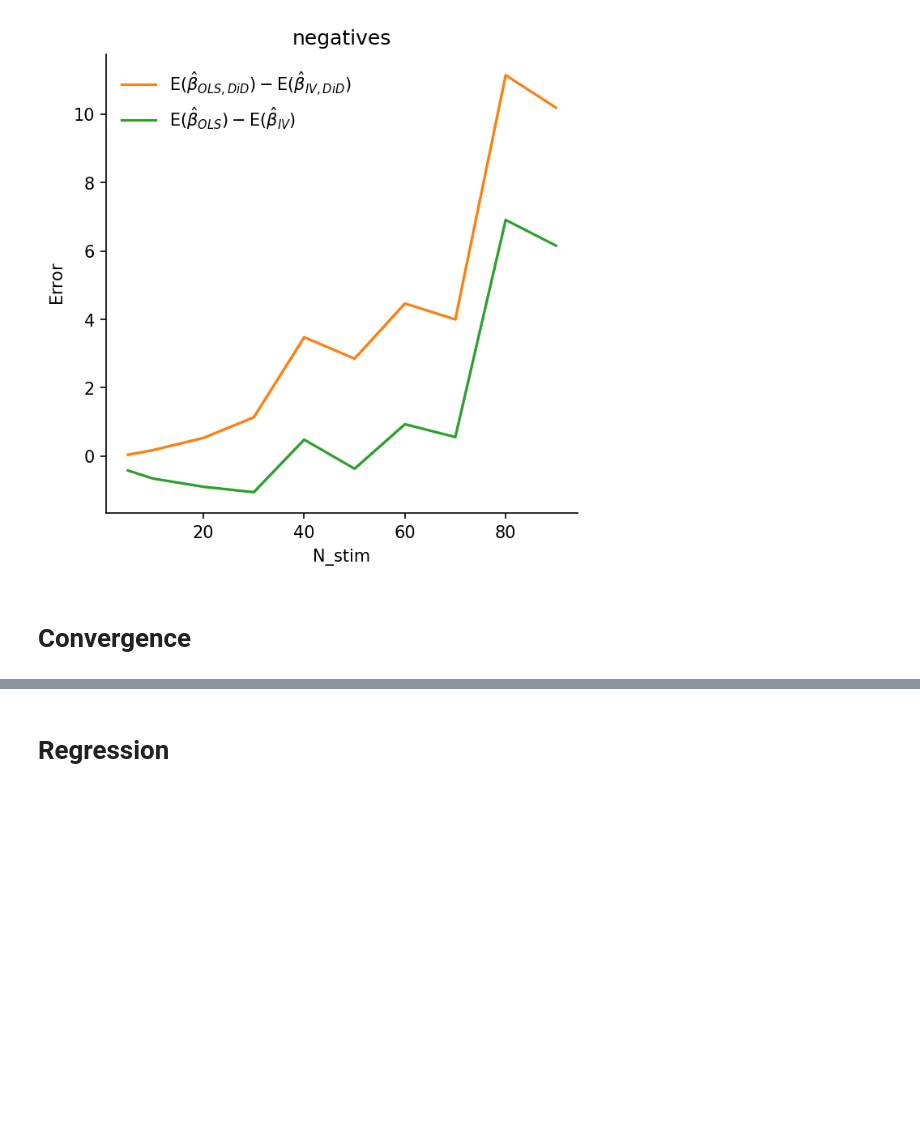
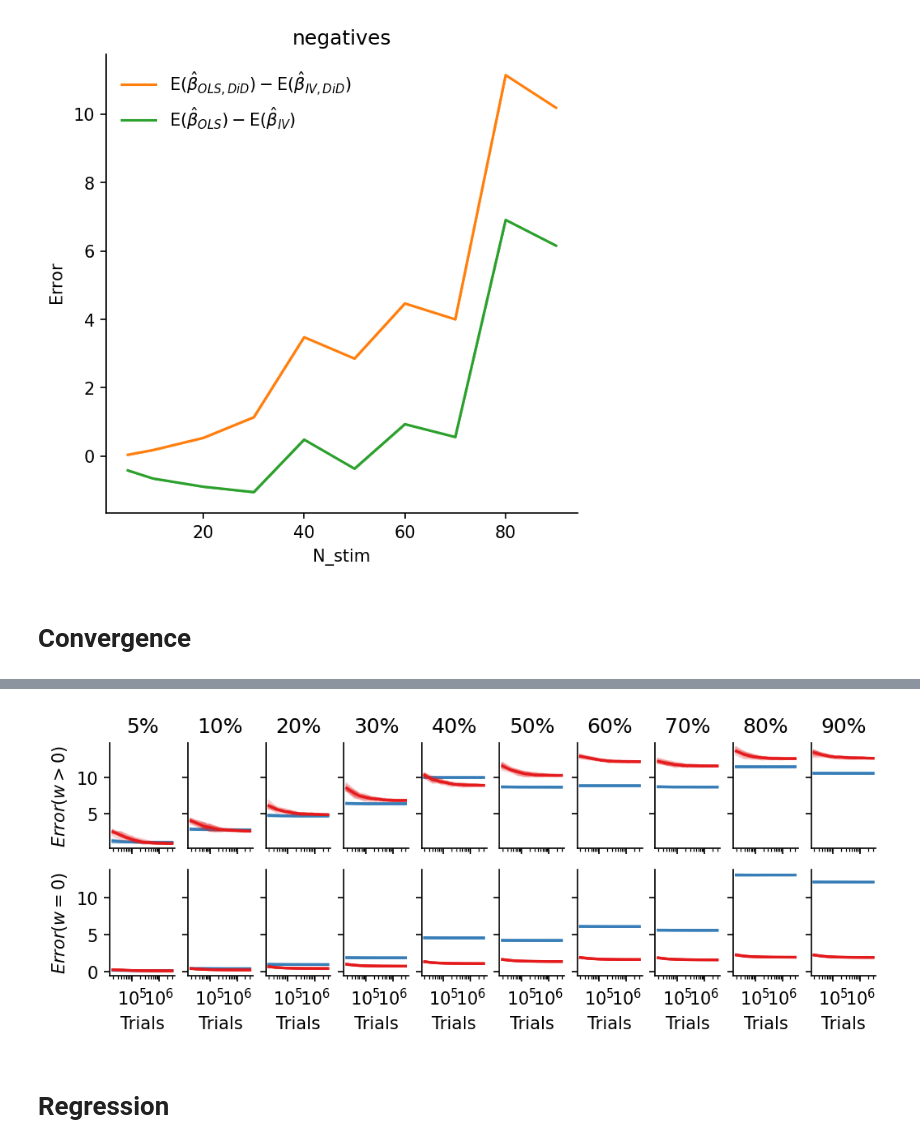
Before and after one commit to lepmik/causal-optoconnectics, a Jupyter notebook: notebooks/sweep_11_stim_percentage_full.ipynb, the cells around one changed output, grey strips where cells are left out. Saved outputs shown, nothing was run; the diff lists cells and outputs as text; code cells hidden in the pictures; blank space fills up the shorter version.

```diff
--- a/notebooks/sweep_11_stim_percentage_full.ipynb
+++ b/notebooks/sweep_11_stim_percentage_full.ipynb
@@ -60,14 +65,19 @@ plot_error_convergence(error_convergence, index)
 # %%
 fig, axs = plt.subplots(2, 10, sharex=True, sharey='row', figsize=(8,2.5), dpi=150)
 for i, (n_stim, df) in enumerate(errors['positives'].groupby('n_stim')):
     index = int(df.index.values)
     plot_error_convergence_trials(
         error_convergence_trials,
         index,
         keys=['error_beta_ols_did','error_beta_iv_did'],
-        axs=axs.T[i], legend=i==4, xlabels=(False,True), ylabels=[i==0]*2)
+        axs=axs.T[i],
+#         legend=i==4,
+        legend=False,
+        xlabels=(False,True), ylabels=[i==0]*2)
     axs[0,i].set_title(f'{n_stim:.0f}%')
 savefig('stim_percentage_convergence')
+# %% [output]
+[figure, added]
 # %% [markdown]
 # Regression
 # %%
```
Also changed, not shown: parts of 4 cells of this notebook.
